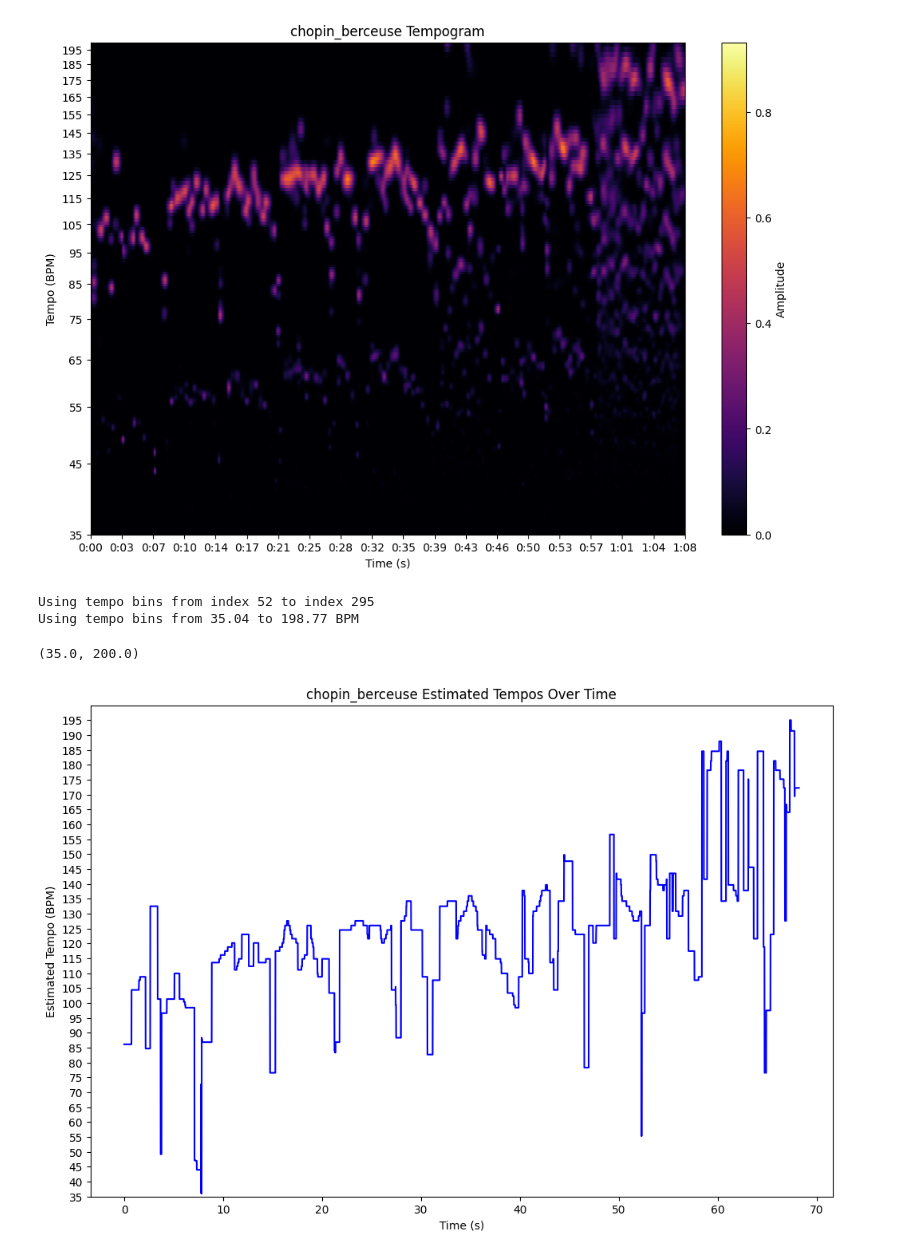
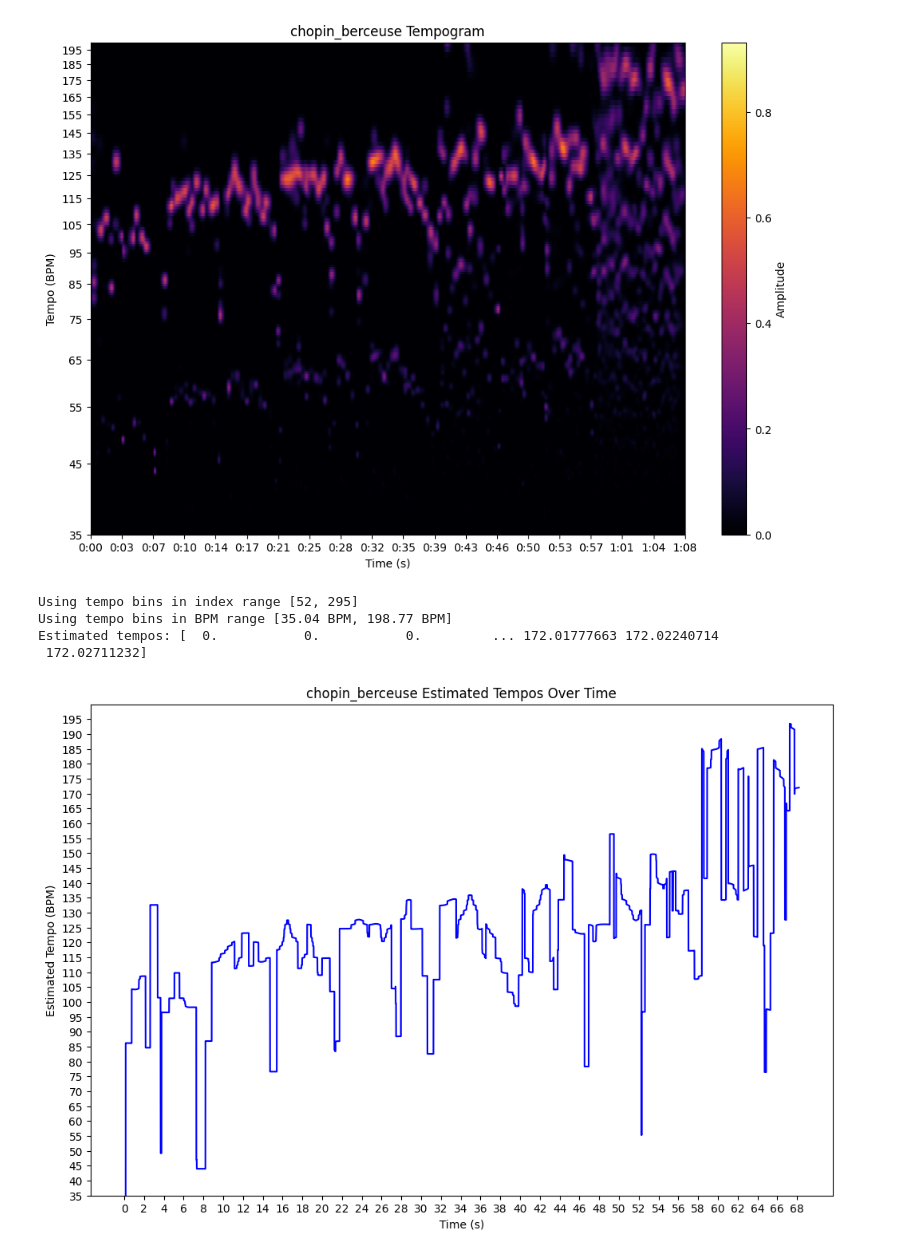
Before and after one commit to lkqiao/musical_accompanist, a Jupyter notebook: src/tempo_detect_nb.ipynb, the cells around one changed output. Cells and saved outputs as stored; diff of their text form; code cells hidden in the pictures.

```diff
--- a/src/tempo_detect_nb.ipynb
+++ b/src/tempo_detect_nb.ipynb
@@ -140,7 +140,7 @@ Traditional Approach
 # %%
 # define parameters
 hop_length = 256 # distance between frames
-win_dur = 2 # window duration in seconds
+win_dur = 2 # window duration in seconds (use 4 for percussive pieces, 2 for classical pieces)
 
 time_res = hop_length/sr # temporal resolution
 freq_res = 1/win_dur # frequency resolution
@@ -148,6 +148,9 @@ win_length = int((win_dur*sr)/hop_length) # window length in frames
 print(f'Temporal resolution: {time_res:.3f} s')
 print(f'Frequency resolution: {freq_res:.3f} Hz/bin')
 print(f'Window length: {win_length} frames')
+
+pedal_reduce = False
+pedal_strength = 0.7
 
 bandpass_high = 4000
 bandpass_low = 20
@@ -158,7 +161,7 @@ tempo_max = 200
 alpha = 0.075
 plot_tempogram = True
 
-peak_threshold = 0.3
+peak_threshold = 0.2
 # %% [output]
 Temporal resolution: 0.006 s
 Frequency resolution: 0.500 Hz/bin
@@ -166,3 +184,16 @@ Window length: 344 frames
+# %%
+
+original_signal = None
+if pedal_reduce:
+    dampened_path = f'../audio_out/{name}_dampened.mp3'
+    original_signal, signal = reduce_pedal(signal, sr, dampened_path, strength=pedal_strength)
+    signal /= np.max(np.abs(signal))
+
+    plt.figure(figsize=(12, 4))
+    plt.plot(t, signal)
+    plt.title(f'{name} Pedal-Reduced Signal Waveform')
+    plt.xlabel('Time (s)')
+    plt.ylabel('Amplitude')
 # %%
 # bandpass filter original signal
 signal = bandpass_filter(signal, sr, lowcut=bandpass_low, highcut=bandpass_high)
@@ -273,43 +304,55 @@ if plot_tempogram:
 [figure]
 # %%
 # extract tempos from tempogram
-def extract_tempogram_tempos(tempogram, fmin, fmax, peak_threshold=0.3):
-    peaks_per_frame = []
+def extract_tempogram_tempos(tempogram, fmin, fmax, peak_threshold=0.3, window_size=5):
+    half_window = window_size//2
+
     # find indices of fmin and fmax in tempo_bins
-    fmin_idx = np.where(tempo_bins >= fmin)[0][-1]
-    fmax_idx = np.where(tempo_bins <= fmax)[0][0]
-    print(f'Using tempo bins from index {fmax_idx} to index {fmin_idx}')
-    print(f'Using tempo bins from {tempo_bins[fmin_idx]:.2f} to {tempo_bins[fmax_idx]:.2f} BPM')
+    fmin_idx = np.where(tempo_bins>=fmin)[0][-1]
+    fmax_idx = np.where(tempo_bins<=fmax)[0][0]
+    print(f'Using tempo bins in index range [{fmax_idx}, {fmin_idx}]')
+    print(f'Using tempo bins in BPM range [{tempo_bins[fmin_idx]:.2f} BPM, {tempo_bins[fmax_idx]:.2f} BPM]')
 
-    peaks_per_frame = []
+    estim_tempos = []
     for i in range(tempogram.shape[1]):
         col = np.abs(tempogram[fmax_idx:fmin_idx, i])
-        if np.any(col > 0): peak_idx = np.argmax(col) + fmax_idx
-        else: peak_idx = -1
-        peaks_per_frame.append(peak_idx)
+        peak_val = np.max(col)
+        peak_idx = np.argmax(col) + fmax_idx
 
-    estim_tempos = []
-    for i, peaks in enumerate(peaks_per_frame):
-        if peaks > peak_threshold: estim_tempos.append(float(tempo_bins[peaks]))
-        elif i == 0: estim_tempos.append(-1)
-        else: estim_tempos.append(estim_tempos[i-1])
+        if peak_val > peak_threshold:
+            # window around the peak
+            start = max(peak_idx-half_window, fmax_idx)
+            end = min(peak_idx+half_window+1, fmin_idx)
+            window_idxs = np.arange(start, end)
 
-    tempo_t = np.arange(len(estim_tempos))*time_res
-    return np.array(estim_tempos), tempo_t
+            weights = np.abs(tempogram[window_idxs, i])
+            if np.sum(weights) > 0: weighted_tempo = np.sum(tempo_bins[window_idxs]*weights)/np.sum(weights)
+            else: weighted_tempo = tempo_bins[peak_idx]
 
-estim_tempos, tempo_t = extract_tempogram_tempos(tempogram, fmin, fmax, peak_threshold=peak_threshold)
+            estim_tempos.append(float(weighted_tempo))
+        elif i == 0:
+            estim_tempos.append(0)
+        else:
+            estim_tempos.append(estim_tempos[i-1])
+    return np.array(estim_tempos)
+
+estim_tempos = extract_tempogram_tempos(tempogram, fmin, fmax, peak_threshold=peak_threshold)
+print(f'Estimated tempos: {estim_tempos}')
+tempo_t = np.arange(len(estim_tempos))*time_res
 
 # plot estimated tempos vs time
 plt.figure(figsize=(12, 8))
 plt.plot(tempo_t, estim_tempos, color='b')
 plt.title(f'{name} Estimated Tempos Over Time')
 plt.xlabel('Time (s)')
 plt.ylabel('Estimated Tempo (BPM)')
 plt.yticks(np.arange(int(fmin), int(fmax), 5))
-plt.ylim(fmin, fmax)
+plt.xticks(np.arange(0, tempo_t[-1], 2))
+_ = plt.ylim(fmin, fmax)
 # %% [output]
-Using tempo bins from index 52 to index 295
-Using tempo bins from 35.04 to 198.77 BPM
+Using tempo bins in index range [52, 295]
+Using tempo bins in BPM range [35.04 BPM, 198.77 BPM]
+Estimated tempos: [  0.           0.           0.         ... 172.01777663 172.02240714
+ 172.02711232]
-(35.0, 200.0)
-[figure, old version]
+[figure, new version]
 # %%
```
Also changed, not shown: parts of 12 cells of this notebook, 5 other files.
